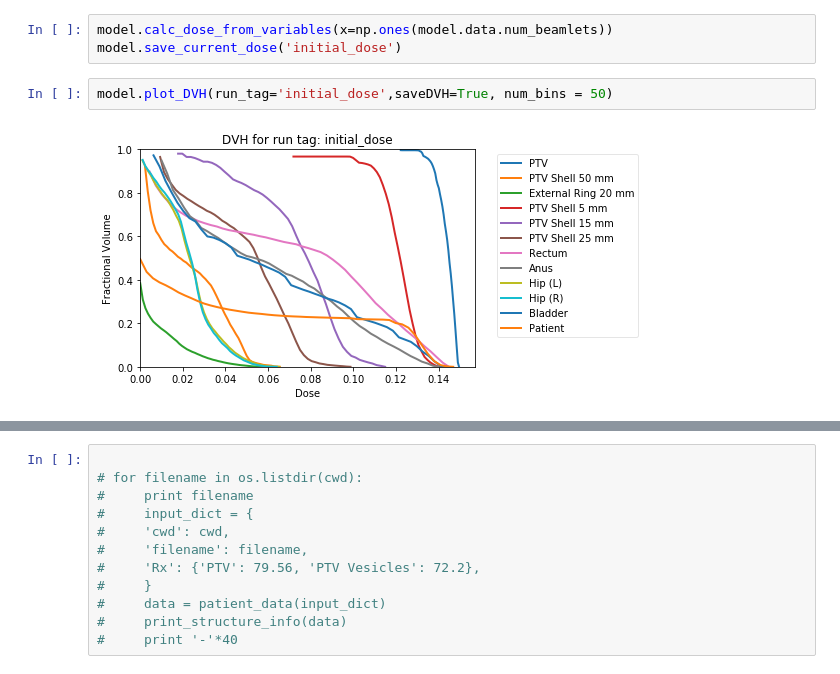
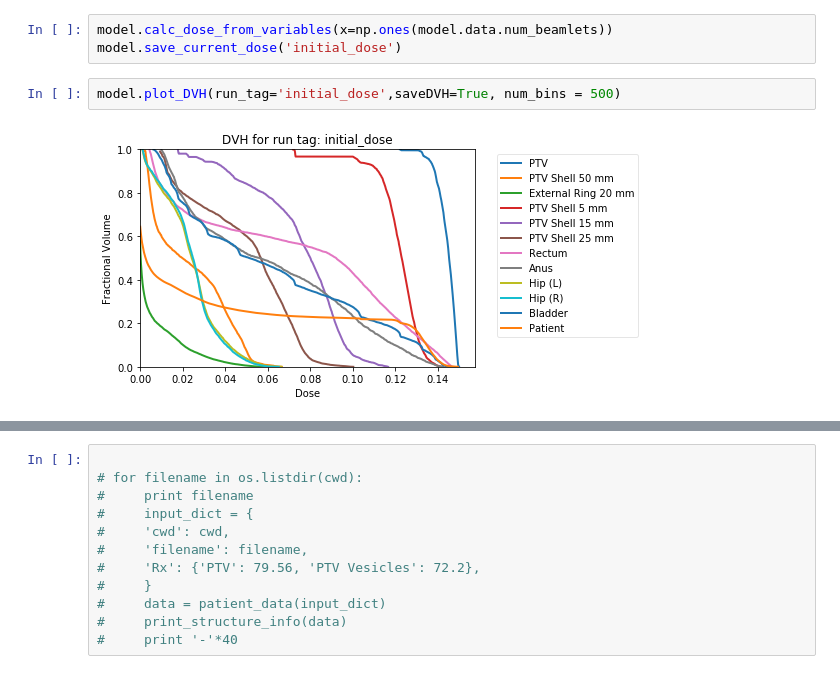
Before and after one commit to brugaltheelder/vmat_auto, a Jupyter notebook: troy_dev_file.ipynb, the cells around one changed output, grey strips where cells are left out. Drawn from its saved outputs; the diff is of its cells as text.

```diff
--- a/troy_dev_file.ipynb
+++ b/troy_dev_file.ipynb
@@ -52,9 +52,9 @@ importing Patient Dij as dense matrix, converting to sparse...
 model.calc_dose_from_variables(x=np.ones(model.data.num_beamlets))
 model.save_current_dose('initial_dose')
 # %%
-model.plot_DVH(run_tag='initial_dose',saveDVH=True, num_bins = 50)
+model.plot_DVH(run_tag='initial_dose',saveDVH=True, num_bins = 500)
 # %% [output]
-[figure, old version]
+[figure, new version]
 # %%
 model.run_title  = 'test_optimized'
 model.optimize(display=5)
```
Also changed, not shown: parts of 7 cells of this notebook, 2 other files.
